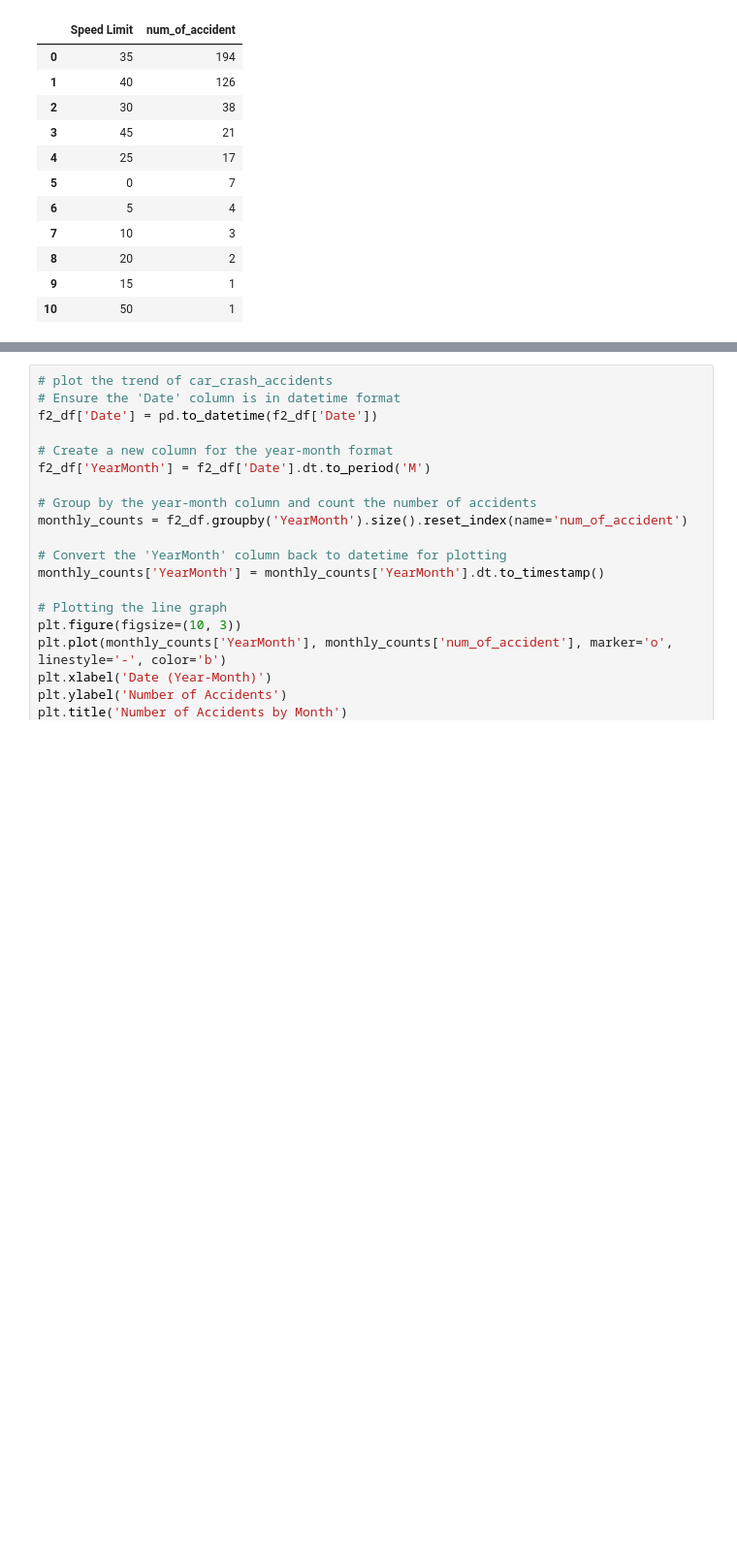
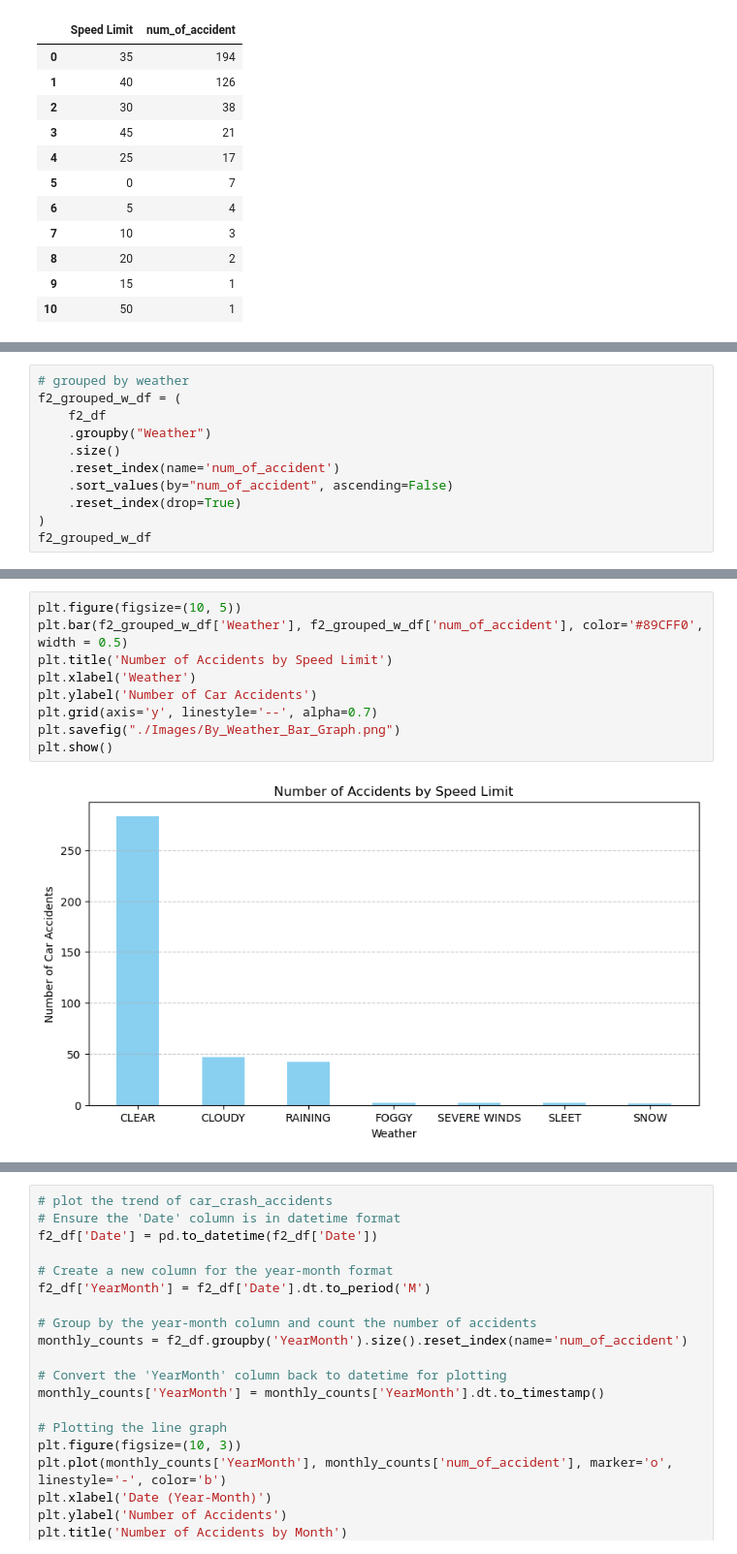
Before and after one commit to Sunjy0827/Columbia_Engineering_Data_Analytics_Project_1, a Jupyter notebook: Project I.ipynb, the cells around one changed output, grey strips where cells are left out. Shown at 97% size. Cells and saved outputs as stored; diff of their text form; blank space fills up the shorter version.

```diff
--- a/Project I.ipynb
+++ b/Project I.ipynb
@@ -244,0 +300,11 @@ f2_grouped_tc_df
+# %%
+# grouped by weather
+f2_grouped_w_df = (
+    f2_df
+    .groupby("Weather")
+    .size()
+    .reset_index(name='num_of_accident')
+    .sort_values(by="num_of_accident", ascending=False)
+    .reset_index(drop=True)
+)
+f2_grouped_w_df
@@ -245,3 +320,14 @@ f2_grouped_tc_df
+# %%
+plt.figure(figsize=(10, 5))
+plt.bar(f2_grouped_w_df['Weather'], f2_grouped_w_df['num_of_accident'], color='#89CFF0', width = 0.5)
+plt.title('Number of Accidents by Speed Limit')
+plt.xlabel('Weather')
+plt.ylabel('Number of Car Accidents')
+plt.grid(axis='y', linestyle='--', alpha=0.7)
+plt.savefig("./Images/By_Weather_Bar_Graph.png")
+plt.show()
+# %% [output]
+[figure, added]
 # %%
 # grouped by surface Condition Limit
 f2_grouped_sc_df = (
```
Also changed, not shown: parts of 22 cells of this notebook, 18 other files.
